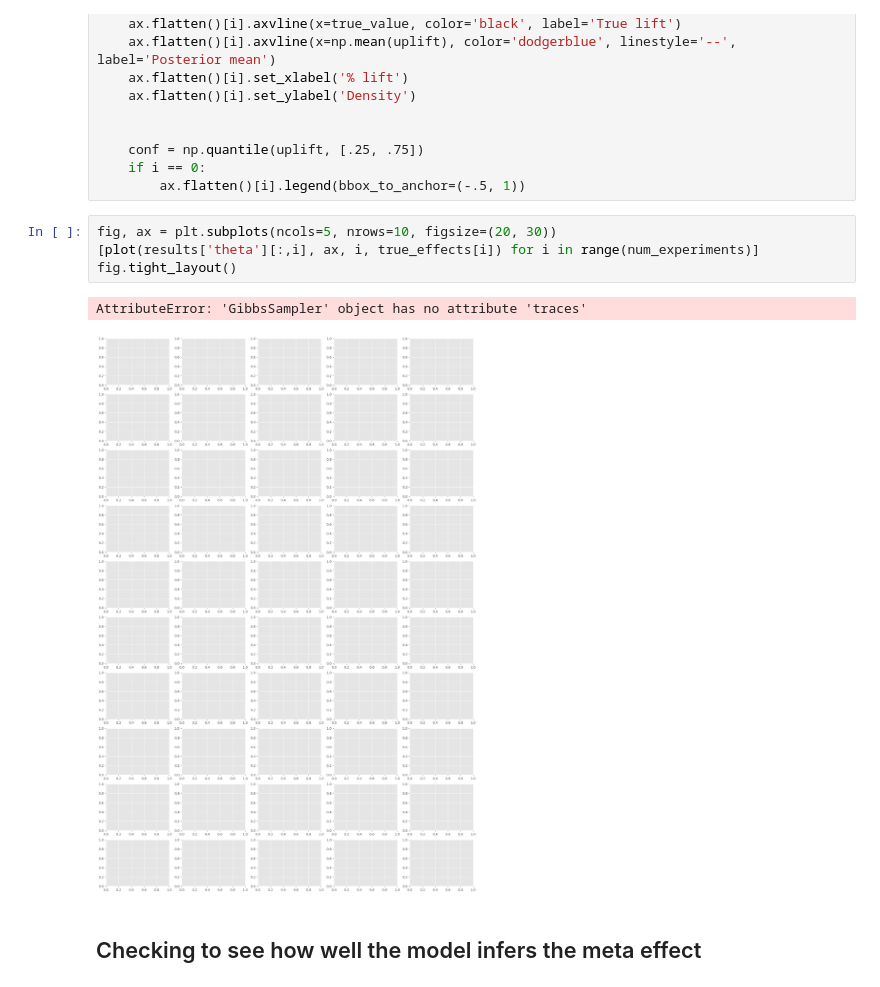
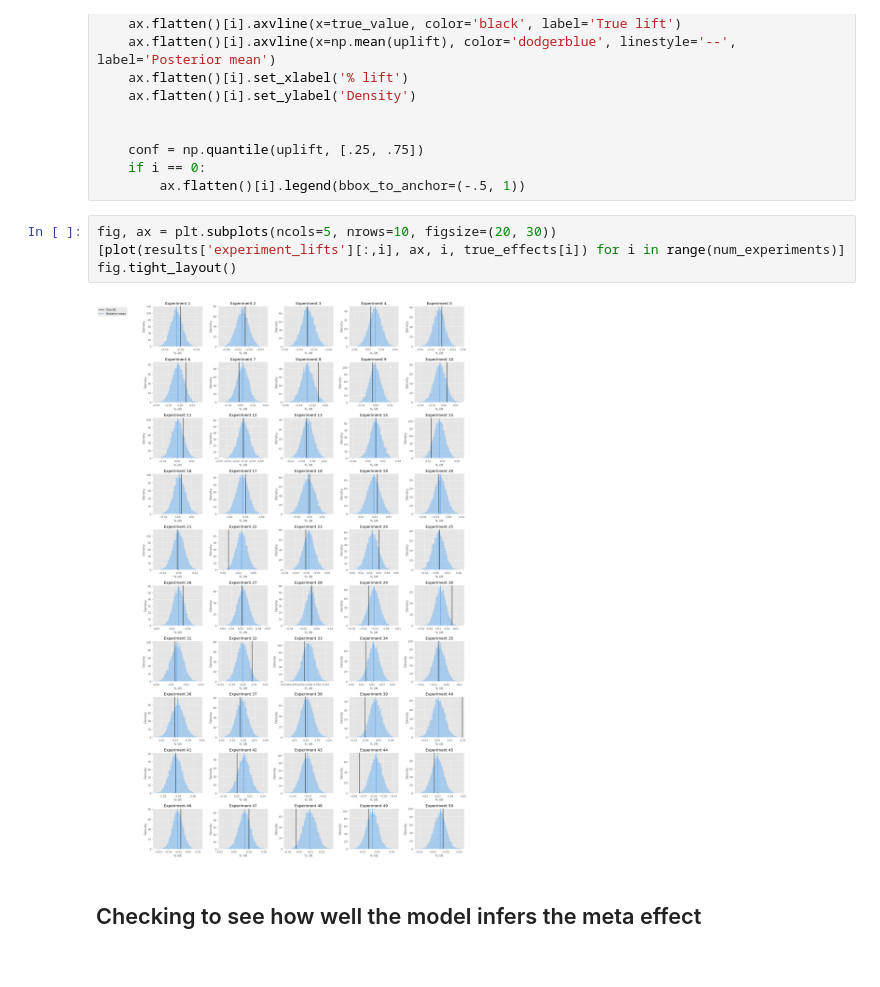
Before and after one commit to tbuffington7/metabayes, a Jupyter notebook: notebooks/Demonstration.ipynb, the cells around one changed output. Saved outputs shown, nothing was run; the diff lists cells and outputs as text.

```diff
--- a/notebooks/Demonstration.ipynb
+++ b/notebooks/Demonstration.ipynb
@@ -78,11 +78,10 @@ def plot(uplift, ax, i, true_value):
         ax.flatten()[i].legend(bbox_to_anchor=(-.5, 1))
 # %%
 fig, ax = plt.subplots(ncols=5, nrows=10, figsize=(20, 30))
-[plot(results['theta'][:,i], ax, i, true_effects[i]) for i in range(num_experiments)]
+[plot(results['experiment_lifts'][:,i], ax, i, true_effects[i]) for i in range(num_experiments)]
 fig.tight_layout()
 # %% [output]
-AttributeError: 'GibbsSampler' object has no attribute 'traces'
-[figure, old version]
+[figure, new version]
 # %% [markdown]
 ## Checking to see how well the model infers the meta effect
 # %%
```
Also changed, not shown: parts of 4 cells of this notebook.
